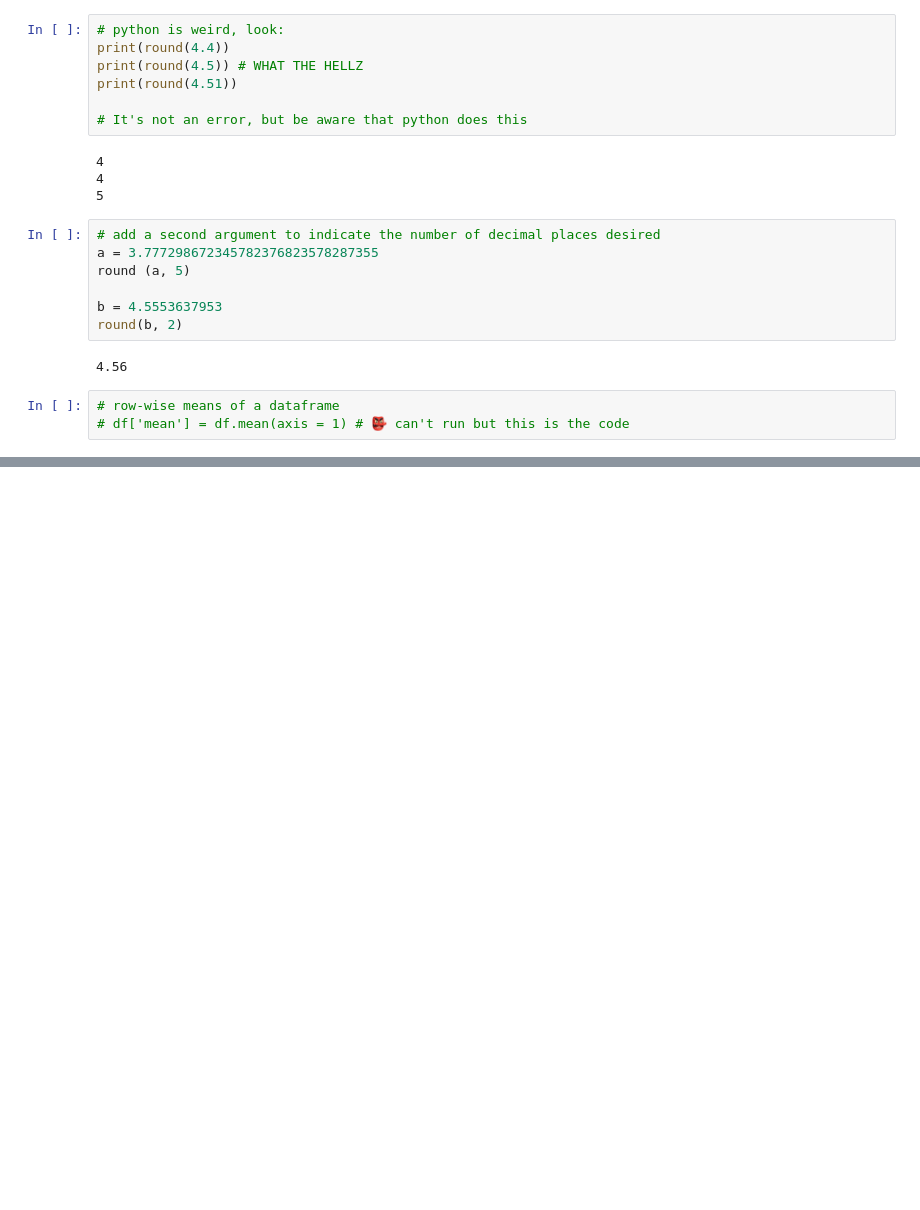
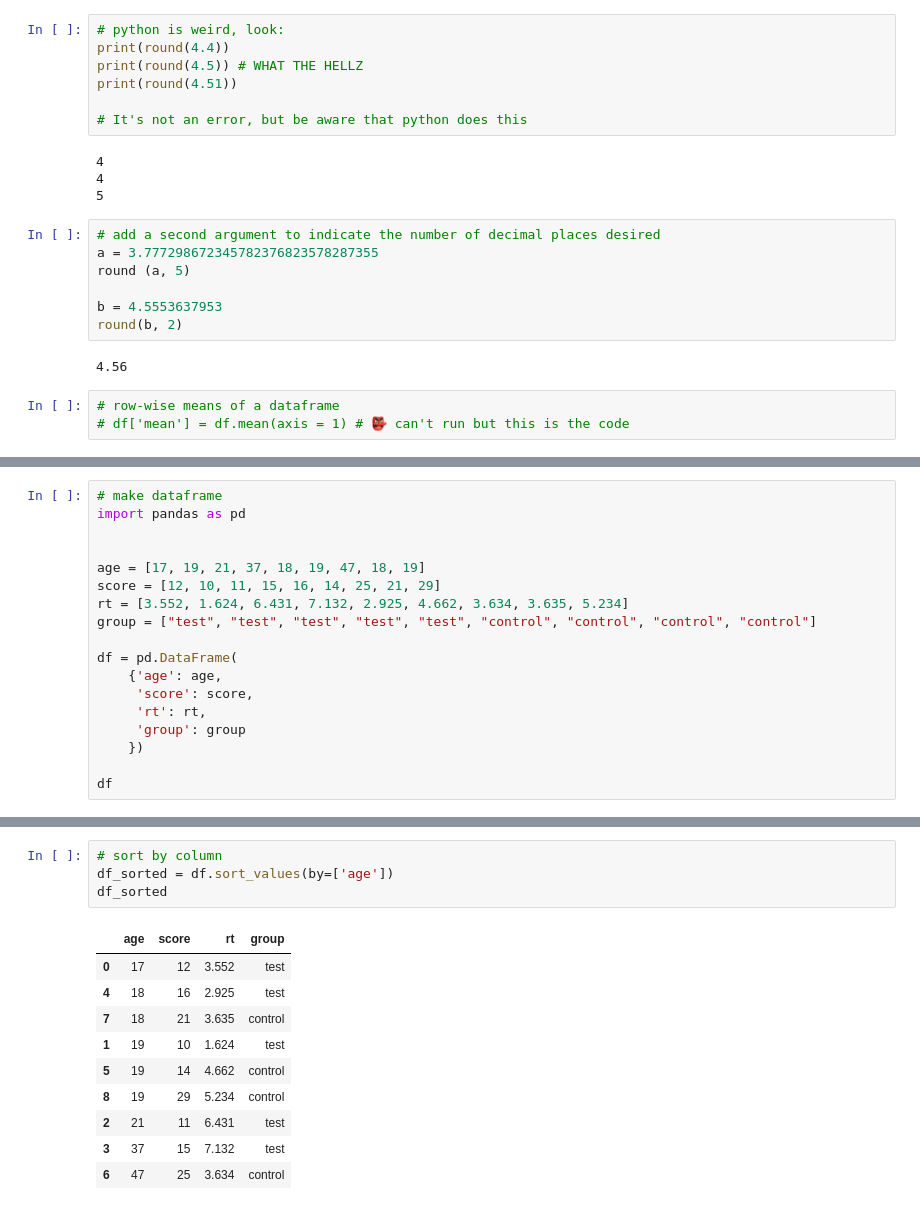
Before and after one commit to soerinev/CulturalDataScience, a Jupyter notebook: readings_notes/weed_chapter7.ipynb, the cells around one changed output, grey strips where cells are left out. Drawn from its saved outputs; the diff is of its cells as text; blank space fills up the shorter version.

```diff
--- a/readings_notes/weed_chapter7.ipynb
+++ b/readings_notes/weed_chapter7.ipynb
@@ -317,0 +426,18 @@ round(b, 2)
+# %%
+# make dataframe
+import pandas as pd
+
+
+age = [17, 19, 21, 37, 18, 19, 47, 18, 19]
+score = [12, 10, 11, 15, 16, 14, 25, 21, 29]
+rt = [3.552, 1.624, 6.431, 7.132, 2.925, 4.662, 3.634, 3.635, 5.234]
+group = ["test", "test", "test", "test", "test", "control", "control", "control", "control"]
+
+df = pd.DataFrame(
+    {'age': age,
+     'score': score,
+     'rt': rt,
+     'group': group
+    })
+
+df
@@ -317,0 +455,15 @@ round(b, 2)
+# %%
+# sort by column
+df_sorted = df.sort_values(by=['age'])
+df_sorted
+# %% [output]
+|  | age | score | rt | group |
+| 0 | 17 | 12 | 3.552 | test |
+| 4 | 18 | 16 | 2.925 | test |
+| 7 | 18 | 21 | 3.635 | control |
+| 1 | 19 | 10 | 1.624 | test |
+| 5 | 19 | 14 | 4.662 | control |
+| 8 | 19 | 29 | 5.234 | control |
+| 2 | 21 | 11 | 6.431 | test |
+| 3 | 37 | 15 | 7.132 | test |
+| 6 | 47 | 25 | 3.634 | control |
```
Also changed, not shown: parts of 14 cells of this notebook, 1 other file.
